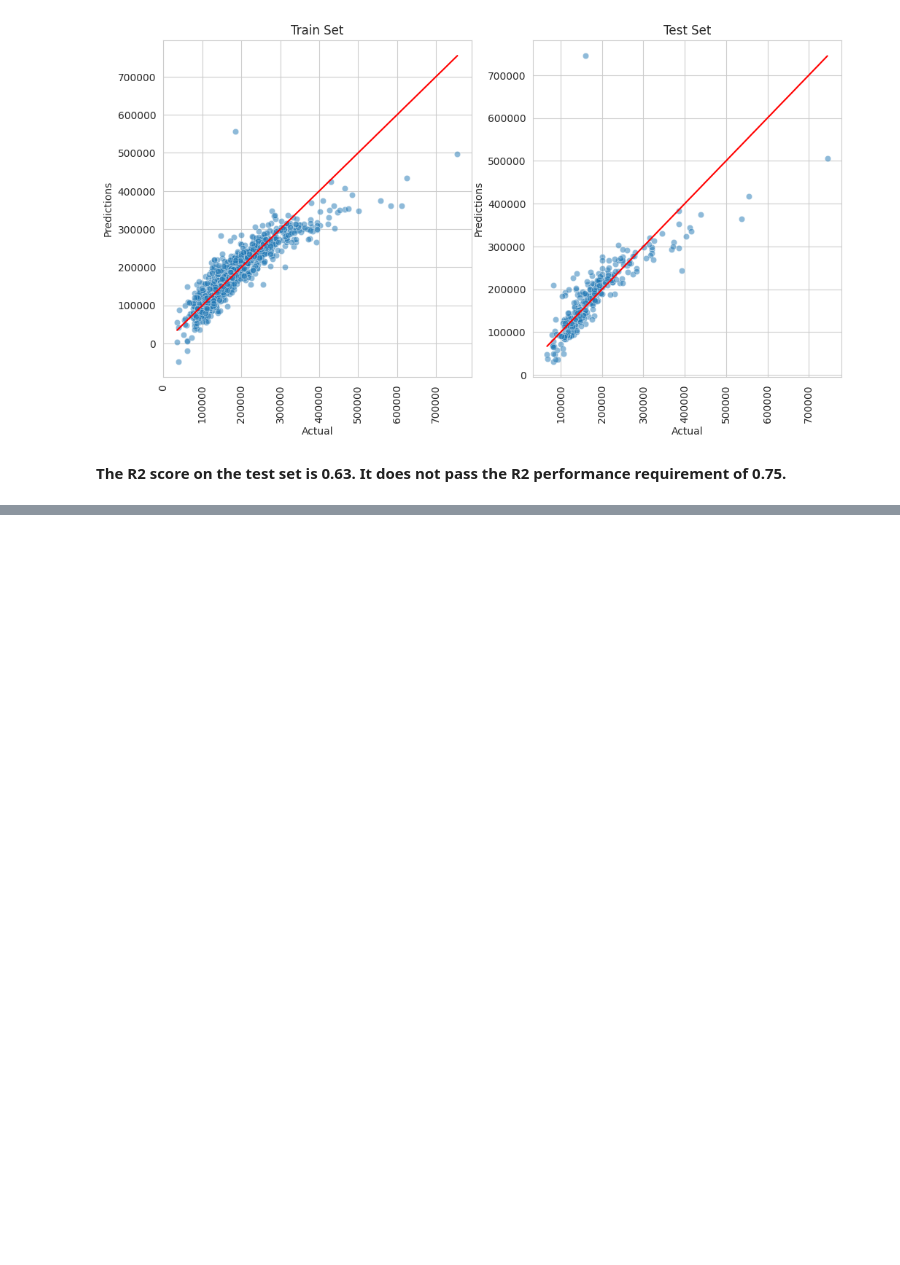
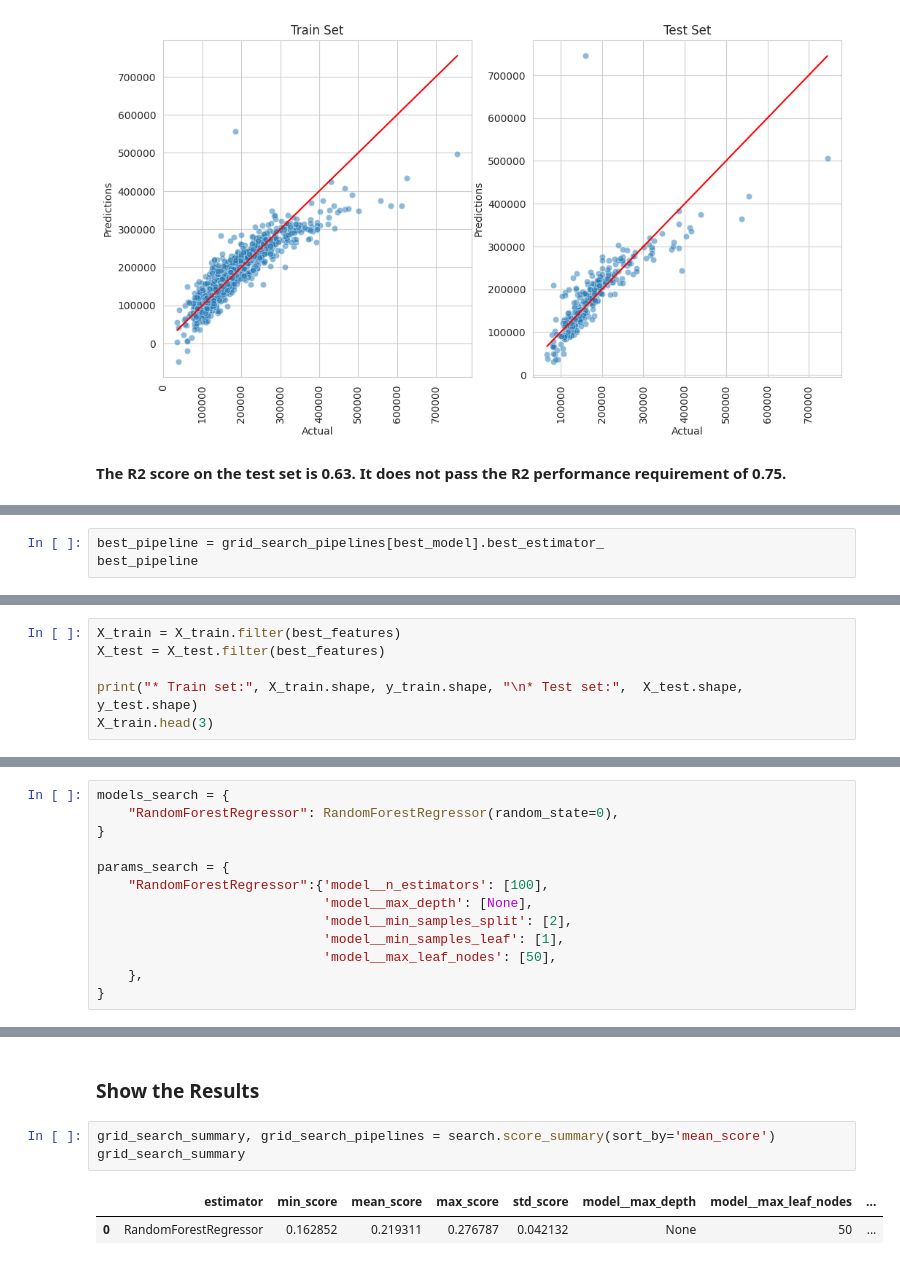
Before and after one commit to James-Burch/PP5-ML-PROJECT, a Jupyter notebook: jupyter_notebooks/5.Modeling and Evaluation - Predict House Price.ipynb, the cells around one changed output, grey strips where cells are left out. Saved outputs shown, nothing was run; the diff lists cells and outputs as text; blank space fills up the shorter version.

```diff
--- a/jupyter_notebooks/5.Modeling and Evaluation - Predict House Price.ipynb
+++ b/jupyter_notebooks/5.Modeling and Evaluation - Predict House Price.ipynb
@@ -805,0 +732,3 @@ Root Mean Squared Error: 50546.288
+# %%
+best_pipeline = grid_search_pipelines[best_model].best_estimator_
+best_pipeline
@@ -805,0 +801,6 @@ Root Mean Squared Error: 50546.288
+# %%
+X_train = X_train.filter(best_features)
+X_test = X_test.filter(best_features)
+
+print("* Train set:", X_train.shape, y_train.shape, "\n* Test set:",  X_test.shape, y_test.shape)
+X_train.head(3)
@@ -805,0 +816,13 @@ Root Mean Squared Error: 50546.288
+# %%
+models_search = {
+    "RandomForestRegressor": RandomForestRegressor(random_state=0),
+}
+
+params_search = {
+    "RandomForestRegressor":{'model__n_estimators': [100],
+                             'model__max_depth': [None],
+                             'model__min_samples_split': [2],
+                             'model__min_samples_leaf': [1],
+                             'model__max_leaf_nodes': [50],
+    },
+}
@@ -805,0 +838,8 @@ Root Mean Squared Error: 50546.288
+# %% [markdown]
+### Show the Results
+# %%
+grid_search_summary, grid_search_pipelines = search.score_summary(sort_by='mean_score')
+grid_search_summary
+# %% [output]
+|  | estimator | min_score | mean_score | max_score | std_score | model__max_depth | model__max_leaf_nodes | ... |
+| 0 | RandomForestRegressor | 0.162852 | 0.219311 | 0.276787 | 0.042132 | None | 50 | ... |
```
Also changed, not shown: parts of 24 cells of this notebook, 2 other files.
